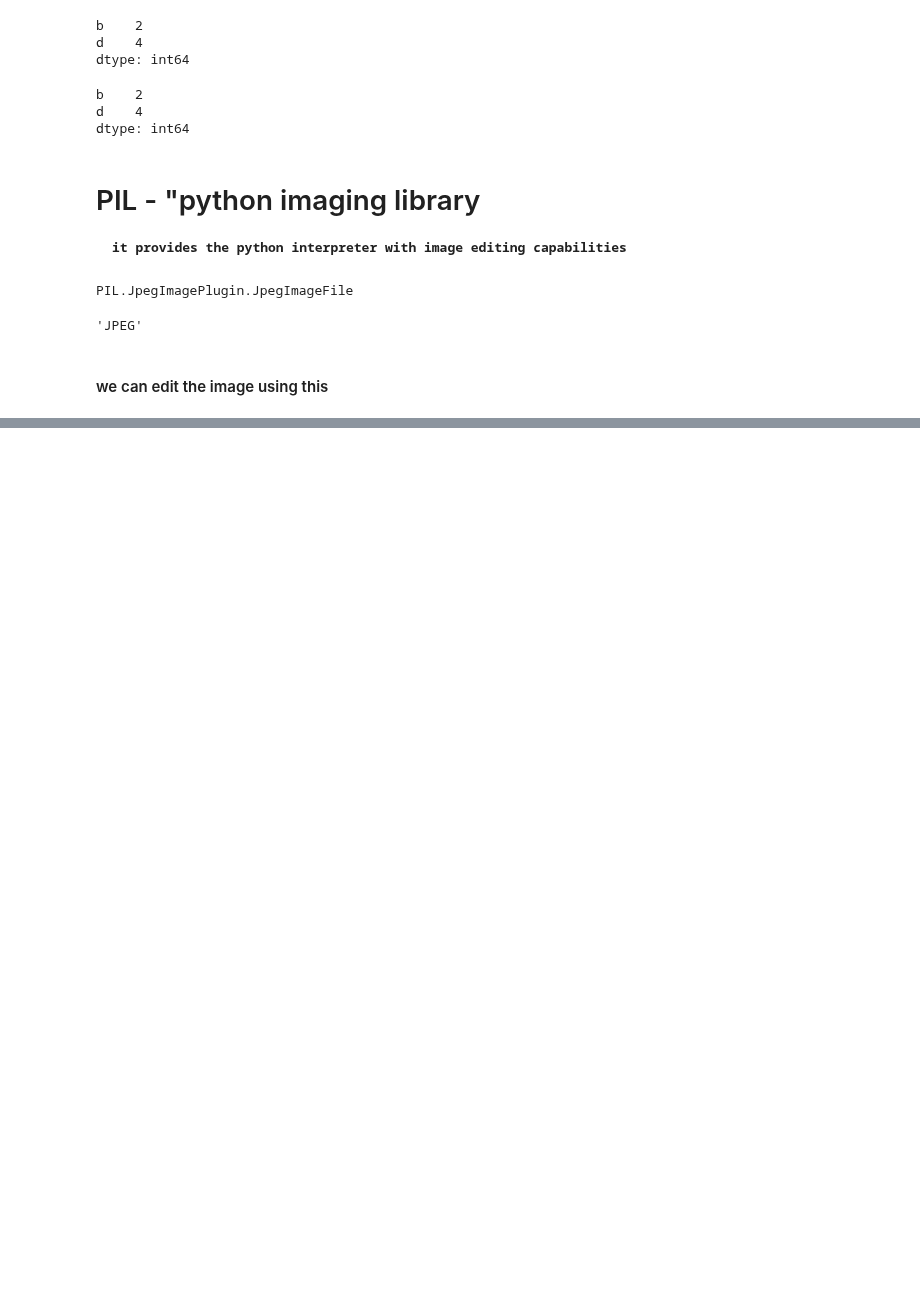
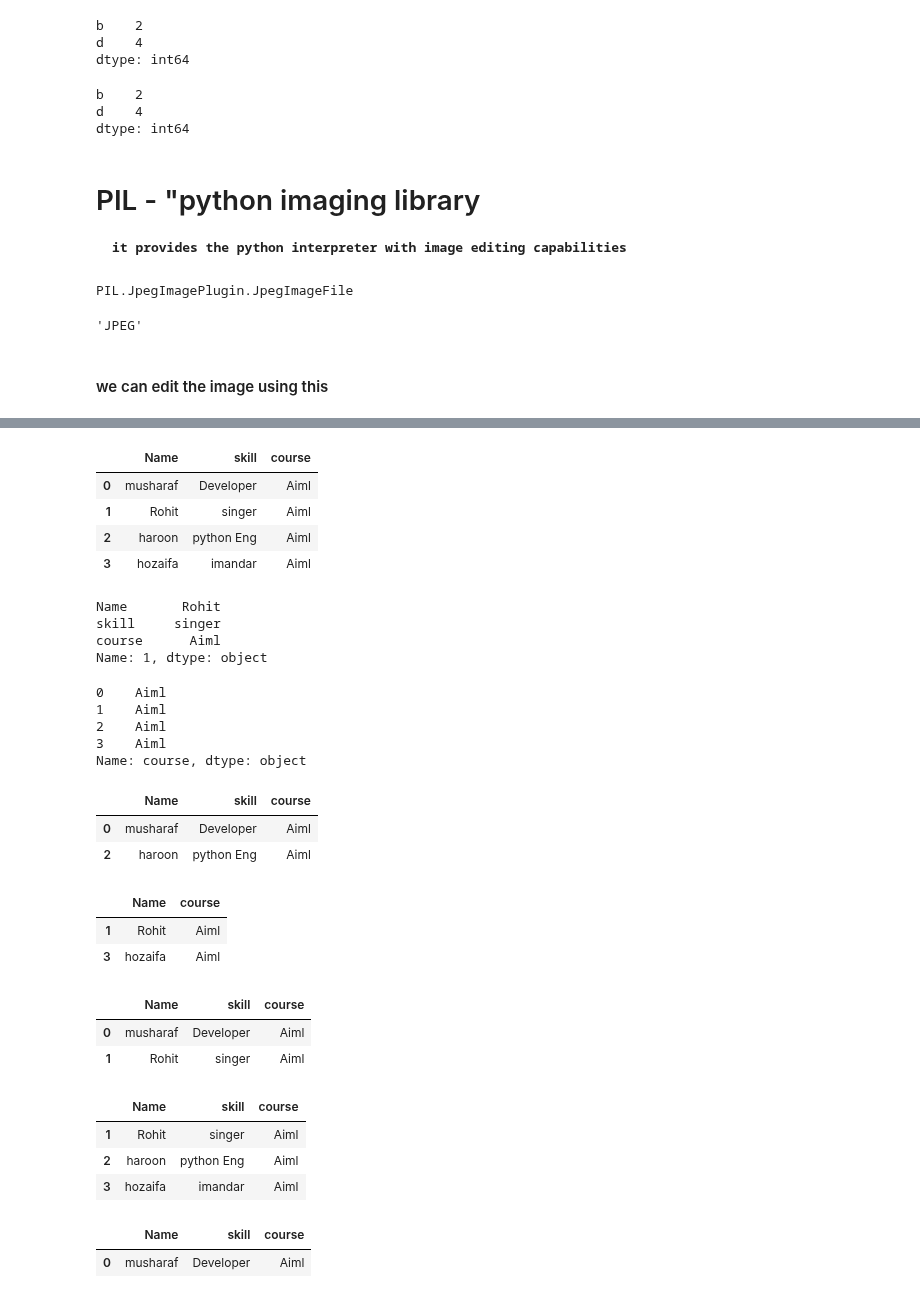
Before and after one commit to musharafaltaf/anacondaPractice, a Jupyter notebook: numpyexample.ipynb, the cells around one changed output, grey strips where cells are left out. Saved outputs shown, nothing was run; the diff lists cells and outputs as text; code cells hidden in the pictures; blank space fills up the shorter version.

```diff
--- a/numpyexample.ipynb
+++ b/numpyexample.ipynb
@@ -633,0 +676,56 @@ a.format
+# %%
+#iloc - used for slicing DataFrame
+d.iloc[::,::]
+# %% [output]
+|  | Name | skill | course |
+| 0 | musharaf | Developer | Aiml |
+| 1 | Rohit | singer | Aiml |
+| 2 | haroon | python Eng | Aiml |
+| 3 | hozaifa | imandar | Aiml |
+# %%
+d.iloc[1,::]
+# %% [output]
+Name       Rohit
+skill     singer
+course      Aiml
+Name: 1, dtype: object
+# %%
+d.iloc[::,2]
+# %% [output]
+0    Aiml
+1    Aiml
+2    Aiml
+3    Aiml
+Name: course, dtype: object
+# %%
+d.iloc[::2,::]
+# %% [output]
+|  | Name | skill | course |
+| 0 | musharaf | Developer | Aiml |
+| 2 | haroon | python Eng | Aiml |
+# %%
+d.iloc[1:4:2,::2]
+# %% [output]
+|  | Name | course |
+| 1 | Rohit | Aiml |
+| 3 | hozaifa | Aiml |
+# %%
+#head - it represents top rows (bydefault 5)
+d.head(2)
+# %% [output]
+|  | Name | skill | course |
+| 0 | musharaf | Developer | Aiml |
+| 1 | Rohit | singer | Aiml |
+# %%
+d.tail(3)
+# %% [output]
+|  | Name | skill | course |
+| 1 | Rohit | singer | Aiml |
+| 2 | haroon | python Eng | Aiml |
+| 3 | hozaifa | imandar | Aiml |
+# %%
+#sample
+d.sample()
+# %% [output]
+|  | Name | skill | course |
+| 0 | musharaf | Developer | Aiml |
```
Also changed, not shown: parts of 12 cells of this notebook.
